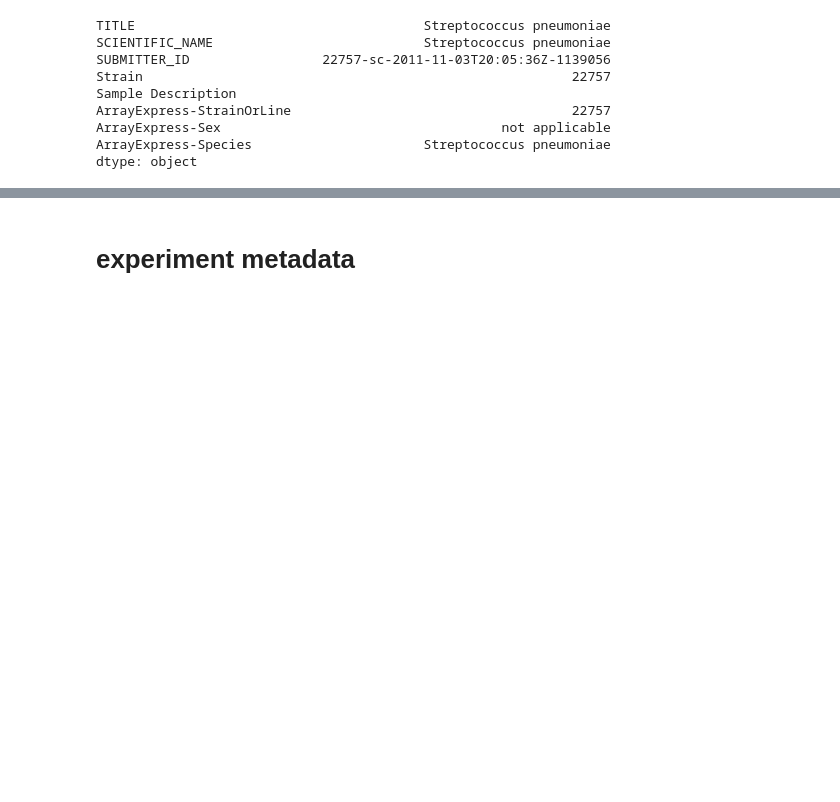
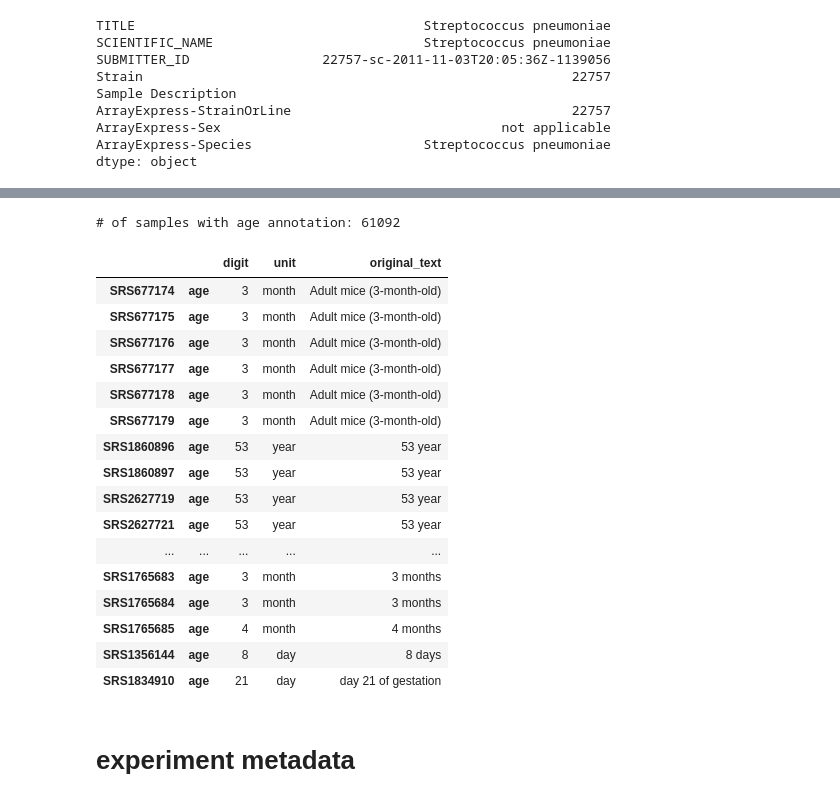
Before and after one commit to brianyiktaktsui/Skymap, a Jupyter notebook: clean_notebooks/ExampleDataLoading/loadInMetaData.ipynb, the cells around one changed output, grey strips where cells are left out. Saved outputs shown, nothing was run; the diff lists cells and outputs as text; code cells hidden in the pictures; blank space fills up the shorter version.

```diff
--- a/clean_notebooks/ExampleDataLoading/loadInMetaData.ipynb
+++ b/clean_notebooks/ExampleDataLoading/loadInMetaData.ipynb
@@ -199,0 +208,4 @@ dtype: object
+# %%
+age_m=allSRS.index.get_level_values(1)=='age'
+# %%
+allSRS_age=allSRS[age_m]
@@ -200,3 +235,28 @@ dtype: object
+# %%
+ageAnnotDf=pd.DataFrame({'digit':digitS,'unit':unitS,'original_text':allSRS_age}).dropna()
+print ('# of samples with age annotation:',ageAnnotDf.shape[0])
+# %% [output]
+# of samples with age annotation: 61092
+# %%
+ageAnnotDf.head(n=30)
+# %% [output]
+|  |  | digit | unit | original_text |
+| SRS677174 | age | 3 | month | Adult mice (3-month-old) |
+| SRS677175 | age | 3 | month | Adult mice (3-month-old) |
+| SRS677176 | age | 3 | month | Adult mice (3-month-old) |
+| SRS677177 | age | 3 | month | Adult mice (3-month-old) |
+| SRS677178 | age | 3 | month | Adult mice (3-month-old) |
+| SRS677179 | age | 3 | month | Adult mice (3-month-old) |
+| SRS1860896 | age | 53 | year | 53 year |
+| SRS1860897 | age | 53 | year | 53 year |
+| SRS2627719 | age | 53 | year | 53 year |
+| SRS2627721 | age | 53 | year | 53 year |
+| ... | ... | ... | ... | ... |
+| SRS1765683 | age | 3 | month | 3 months |
+| SRS1765684 | age | 3 | month | 3 months |
+| SRS1765685 | age | 4 | month | 4 months |
+| SRS1356144 | age | 8 | day | 8 days |
+| SRS1834910 | age | 21 | day | day 21 of gestation |
 # %% [markdown]
 # experiment metadata
 # %%
```
Also changed, not shown: parts of 7 cells of this notebook.
